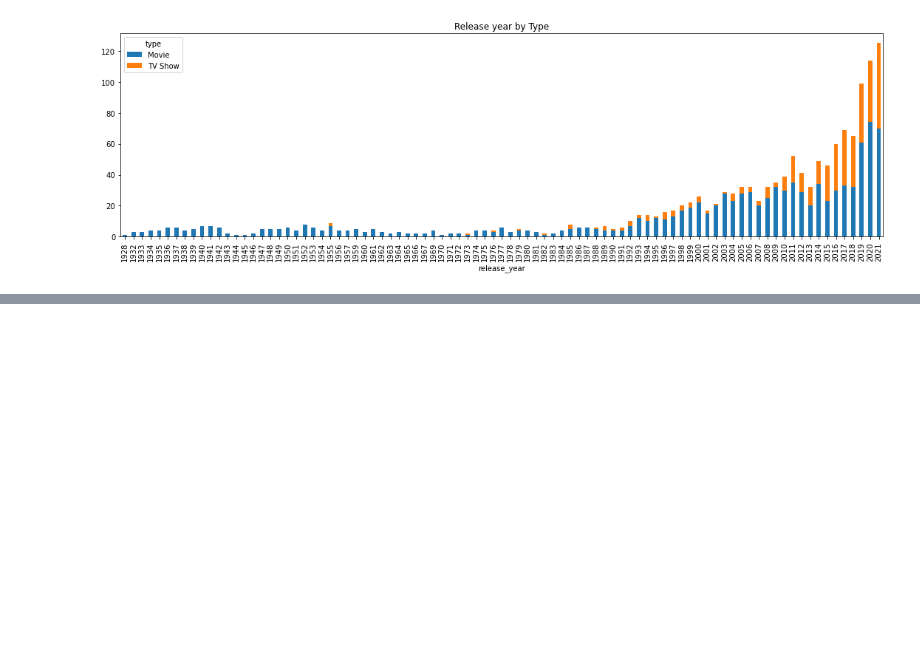
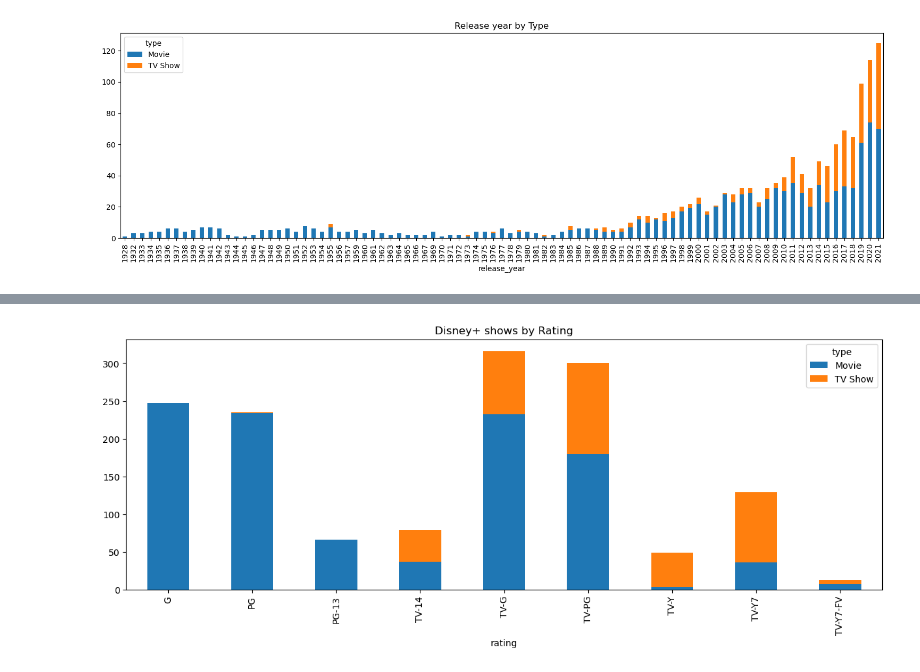
Before and after one commit to Frankr22/Streaming-Services-Comparison-Netflix-vs.-Disney, a Jupyter notebook: disneyplus_analysis.ipynb, the cells around one changed output, grey strips where cells are left out. Drawn from its saved outputs; the diff is of its cells as text; code cells hidden in the pictures; blank space fills up the shorter version.

```diff
--- a/disneyplus_analysis.ipynb
+++ b/disneyplus_analysis.ipynb
@@ -229,3 +220,12 @@ figure6.set_xticklabels(xticklabels, rotation=45, rotation_mode="anchor", ha="ri
+# %%
+rating_gb = filtered_reduced_file.groupby(['type', 'rating'])['rating'].count().unstack('type').fillna(0)
+
+figure12 = rating_gb[['Movie',  'TV Show']].plot(kind='bar', stacked=True, figsize=(15, 5), title='Disney+ shows by Rating')
+
+# Configure
+figure12.figure.savefig('Disney output/ratingbytype.png', dpi=300, bbox_inches='tight')
+# %% [output]
+[figure, added]
 # %%
 # filter by Movie
 movie_df = filtered_reduced_file.loc[reduced_file['type']=='Movie',:]
```
Also changed, not shown: parts of 16 cells of this notebook, 14 other files.
